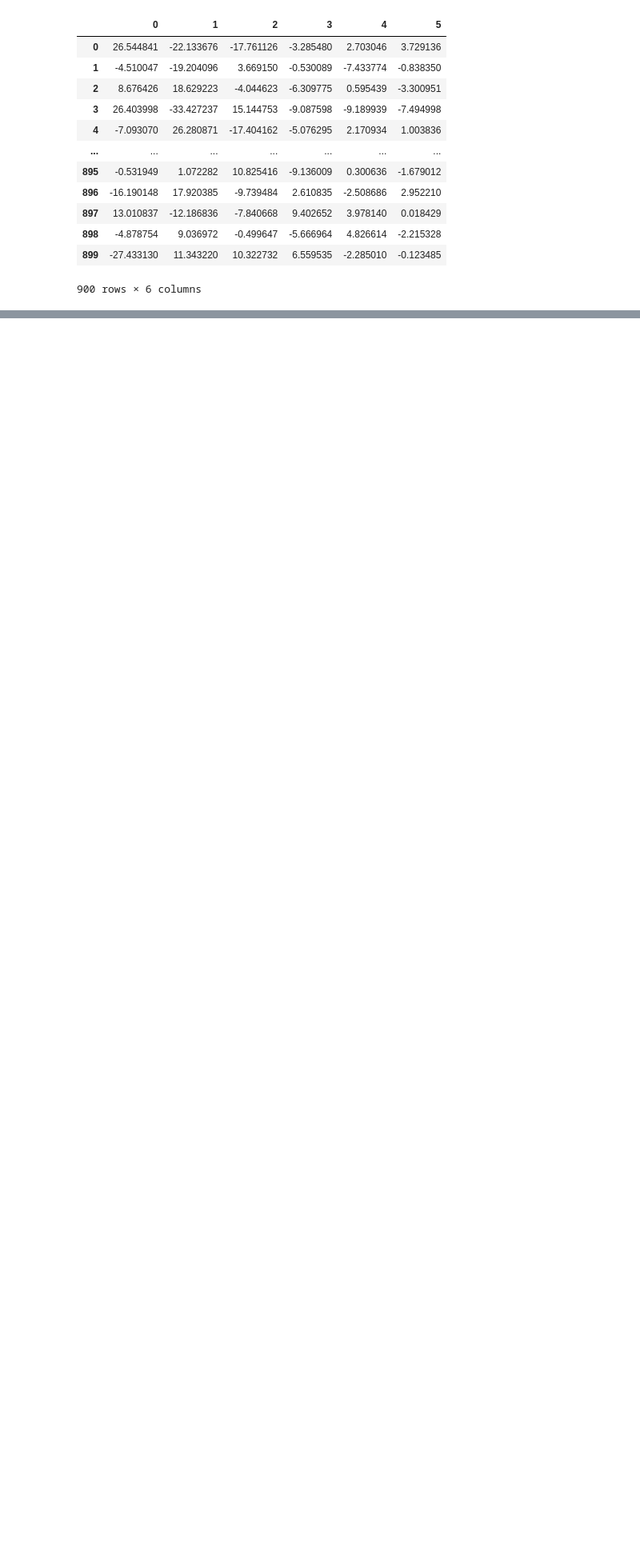
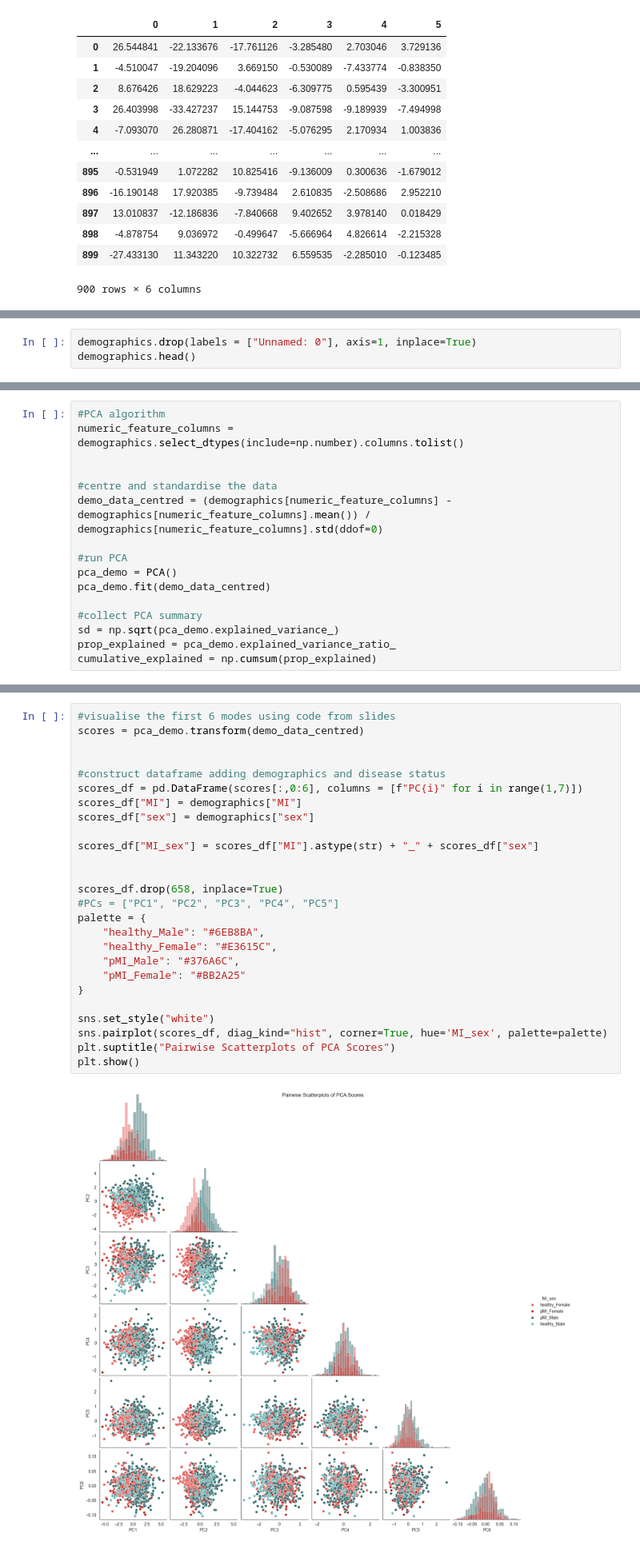
Before and after one commit to emilynurden/myocardial-infarction-predictions, a Jupyter notebook: notebooks:/Dim_reduction.ipynb, the cells around one changed output, grey strips where cells are left out. Shown at 80% size. Drawn from its saved outputs; the diff is of its cells as text; blank space fills up the shorter version.

```diff
--- a/notebooks:/Dim_reduction.ipynb
+++ b/notebooks:/Dim_reduction.ipynb
@@ -234,0 +230,3 @@ scores_df.iloc[:,0:6]
+# %%
+demographics.drop(labels = ["Unnamed: 0"], axis=1, inplace=True)
+demographics.head()
@@ -234,0 +240,16 @@ scores_df.iloc[:,0:6]
+# %%
+#PCA algorithm
+numeric_feature_columns = demographics.select_dtypes(include=np.number).columns.tolist()
+
+
+#centre and standardise the data
+demo_data_centred = (demographics[numeric_feature_columns] - demographics[numeric_feature_columns].mean()) / demographics[numeric_feature_columns].std(ddof=0)
+
+#run PCA
+pca_demo = PCA()
+pca_demo.fit(demo_data_centred)
+
+#collect PCA summary
+sd = np.sqrt(pca_demo.explained_variance_)
+prop_explained = pca_demo.explained_variance_ratio_
+cumulative_explained = np.cumsum(prop_explained)
@@ -234,0 +273,28 @@ scores_df.iloc[:,0:6]
+# %%
+#visualise the first 6 modes using code from slides
+scores = pca_demo.transform(demo_data_centred)
+
+
+#construct dataframe adding demographics and disease status
+scores_df = pd.DataFrame(scores[:,0:6], columns = [f"PC{i}" for i in range(1,7)])
+scores_df["MI"] = demographics["MI"]
+scores_df["sex"] = demographics["sex"]
+
+scores_df["MI_sex"] = scores_df["MI"].astype(str) + "_" + scores_df["sex"]
+
+
+scores_df.drop(658, inplace=True)
+#PCs = ["PC1", "PC2", "PC3", "PC4", "PC5"]
+palette = {
+    "healthy_Male": "#6EB8BA",
+    "healthy_Female": "#E3615C",
+    "pMI_Male": "#376A6C",
+    "pMI_Female": "#BB2A25"
+}
+
+sns.set_style("white")
+sns.pairplot(scores_df, diag_kind="hist", corner=True, hue='MI_sex', palette=palette)
+plt.suptitle("Pairwise Scatterplots of PCA Scores")
+plt.show()
+# %% [output]
+[figure, added]
```
Also changed, not shown: parts of 12 cells of this notebook, 2 other files.
